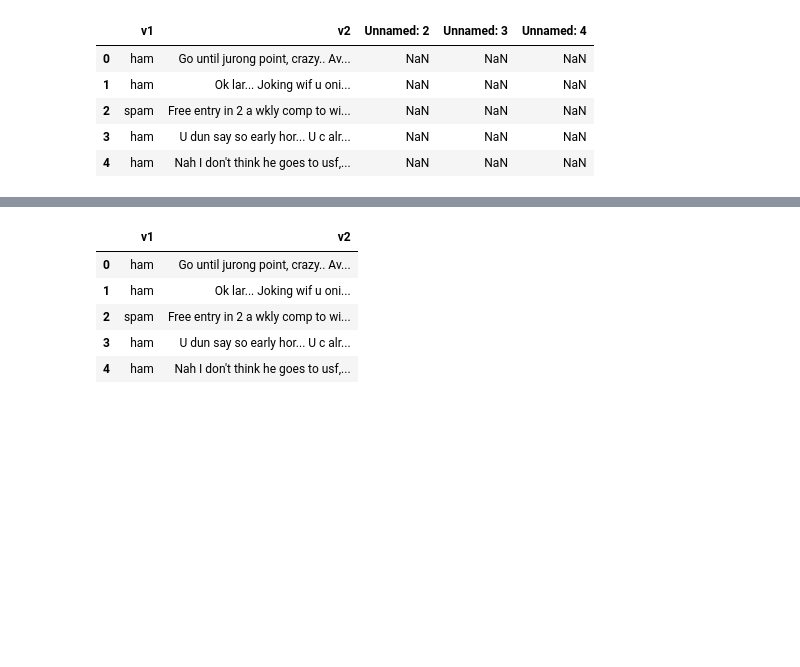
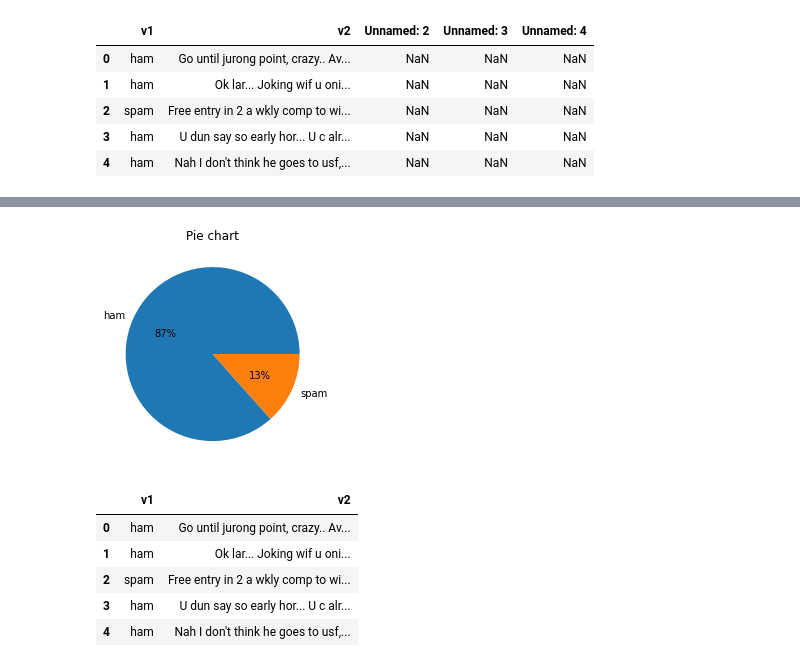
Before and after one commit to nikenoctaa/Estimation-ML-vs-DL, a Jupyter notebook: Estimation_of_ML_vs_DL.ipynb, the cells around one changed output, grey strips where cells are left out. Saved outputs shown, nothing was run; the diff lists cells and outputs as text; code cells hidden in the pictures; blank space fills up the shorter version.

```diff
--- a/Estimation_of_ML_vs_DL.ipynb
+++ b/Estimation_of_ML_vs_DL.ipynb
@@ -30,3 +37,10 @@ data.head()
+# %%
+count_Class.plot(kind = 'pie',  autopct='%1.0f%%')
+plt.title('Pie chart')
+plt.ylabel('')
+plt.show()
+# %% [output]
+[figure, added]
 # %%
 data.drop(['Unnamed: 2', 'Unnamed: 3', 'Unnamed: 4'],axis=1,inplace=True)
 # %%
```
Also changed, not shown: parts of 5 cells of this notebook.
